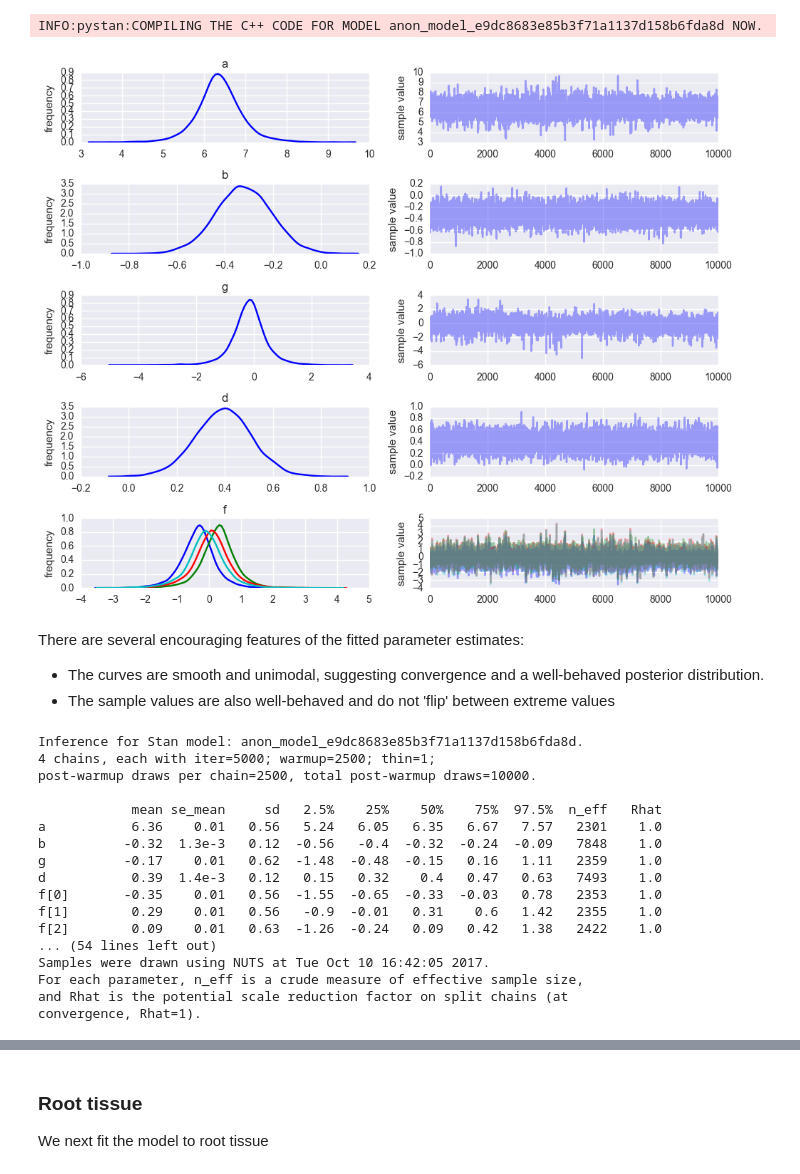
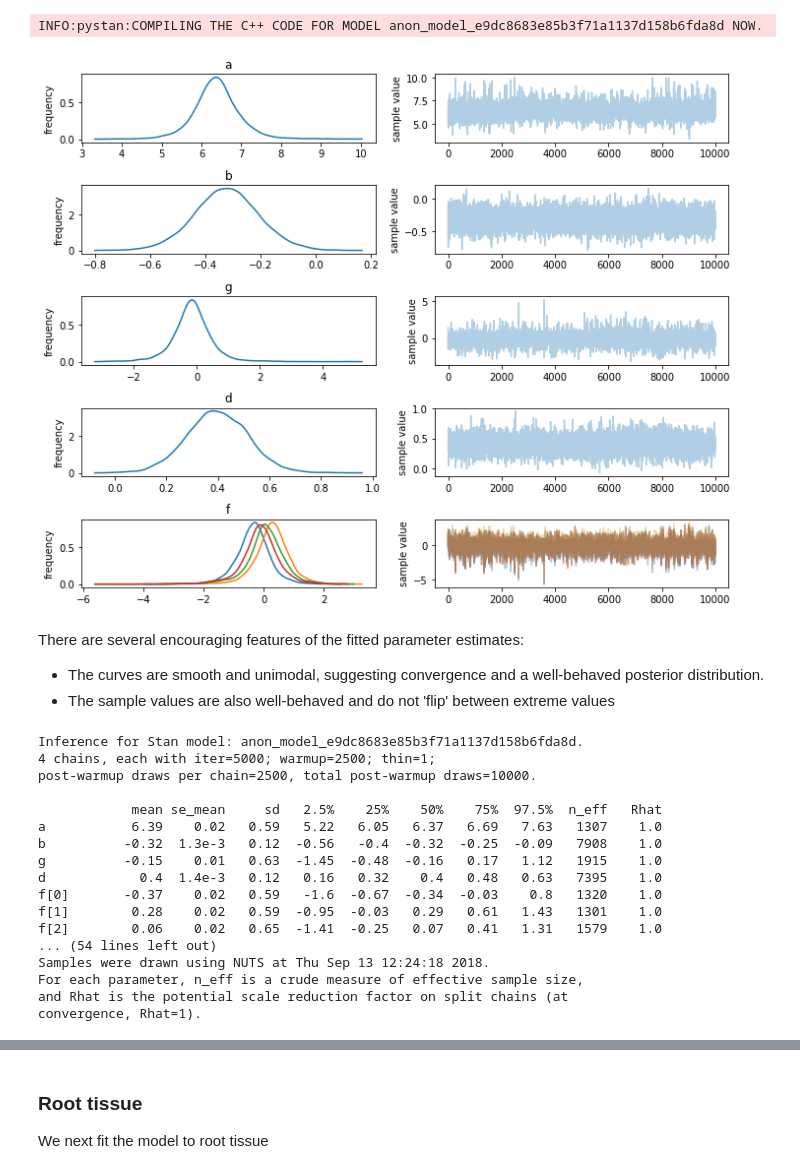
Before and after one commit to widdowquinn/SI_Holmes_etal_2017, a Jupyter notebook: notebooks/04-etpD.ipynb, the cells around one changed output, grey strips where cells are left out. Cells and saved outputs as stored; diff of their text form; code cells hidden in the pictures.

```diff
--- a/notebooks/04-etpD.ipynb
+++ b/notebooks/04-etpD.ipynb
@@ -102,8 +96,8 @@ Raw data was previously converted to plain text comma-separated variable format
 We import the data using `pandas`, and show the first few lines:
 # %%
 # Raw data locations
-leafdatafile = "../data/etpD/leaves.csv"
-rootdatafile = "../data/etpD/roots.csv"
+leafdatafile = os.path.join("..", "data", "etpD", "leaves.csv")
+rootdatafile = os.path.join("..", "data", "etpD", "roots.csv")
 
 # Parse data
 leafdata = pd.read_csv(leafdatafile)
@@ -563,6 +557,8 @@ INFO:pystan:COMPILING THE C++ CODE FOR MODEL anon_model_e9dc8683e85b3f71a1137d15
 # %%
 # plot parameter estimates
 lf = leaf_fit.plot(['a', 'b', 'g', 'd', 'f']);
+lf.set_figwidth(10)
+lf.set_figheight(8)
 lf.tight_layout();
 # %% [output]
-[figure, old version]
+[figure, new version]
@@ -580,15 +578,15 @@ Inference for Stan model: anon_model_e9dc8683e85b3f71a1137d158b6fda8d.
 post-warmup draws per chain=2500, total post-warmup draws=10000.
 
             mean se_mean     sd   2.5%    25%    50%    75%  97.5%  n_eff   Rhat
-a           6.36    0.01   0.56   5.24   6.05   6.35   6.67   7.57   2301    1.0
-b          -0.32  1.3e-3   0.12  -0.56   -0.4  -0.32  -0.24  -0.09   7848    1.0
-g          -0.17    0.01   0.62  -1.48  -0.48  -0.15   0.16   1.11   2359    1.0
-d           0.39  1.4e-3   0.12   0.15   0.32    0.4   0.47   0.63   7493    1.0
-f[0]       -0.35    0.01   0.56  -1.55  -0.65  -0.33  -0.03   0.78   2353    1.0
-f[1]        0.29    0.01   0.56   -0.9  -0.01   0.31    0.6   1.42   2355    1.0
-f[2]        0.09    0.01   0.63  -1.26  -0.24   0.09   0.42   1.38   2422    1.0
+a           6.39    0.02   0.59   5.22   6.05   6.37   6.69   7.63   1307    1.0
+b          -0.32  1.3e-3   0.12  -0.56   -0.4  -0.32  -0.25  -0.09   7908    1.0
+g          -0.15    0.01   0.63  -1.45  -0.48  -0.16   0.17   1.12   1915    1.0
+d            0.4  1.4e-3   0.12   0.16   0.32    0.4   0.48   0.63   7395    1.0
+f[0]       -0.37    0.02   0.59   -1.6  -0.67  -0.34  -0.03    0.8   1320    1.0
+f[1]        0.28    0.02   0.59  -0.95  -0.03   0.29   0.61   1.43   1301    1.0
+f[2]        0.06    0.02   0.65  -1.41  -0.25   0.07   0.41   1.31   1579    1.0
 ... (54 lines left out)
-Samples were drawn using NUTS at Tue Oct 10 16:42:05 2017.
+Samples were drawn using NUTS at Thu Sep 13 12:24:18 2018.
 For each parameter, n_eff is a crude measure of effective sample size,
 and Rhat is the potential scale reduction factor on split chains (at
 convergence, Rhat=1).
```
Also changed, not shown: parts of 10 cells of this notebook, 3 other files.
